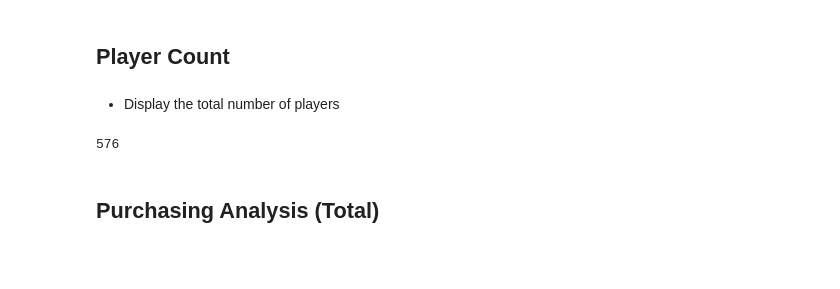
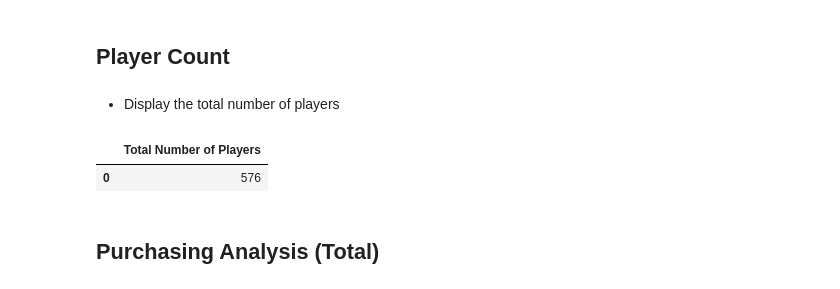
Before and after one commit to ashbuen/Player-Demographic-Analysis, a Jupyter notebook: HeroesofPymoli/HeroesOfPymoli_starter.ipynb, the cells around one changed output. Cells and saved outputs as stored; diff of their text form; code cells hidden in the pictures; blank space fills up the shorter version.

```diff
--- a/HeroesofPymoli/HeroesOfPymoli_starter.ipynb
+++ b/HeroesofPymoli/HeroesOfPymoli_starter.ipynb
@@ -50,9 +54,12 @@ Index(['Purchase ID', 'SN', 'Age', 'Gender', 'Item ID', 'Item Name', 'Price'], d
 # %%
 #Determine Total Number of Players
 Total_players = HeroesofPymoli_df["SN"].nunique()
-Total_players
+Players = {"Total Number of Players":[Total_players]}
+Total_players_df = pd.DataFrame(Players)
+Total_players_df
 # %% [output]
-576
+|  | Total Number of Players |
+| 0 | 576 |
 # %% [markdown]
 ## Purchasing Analysis (Total)
 # %% [markdown]
```
Also changed, not shown: parts of 6 cells of this notebook.
